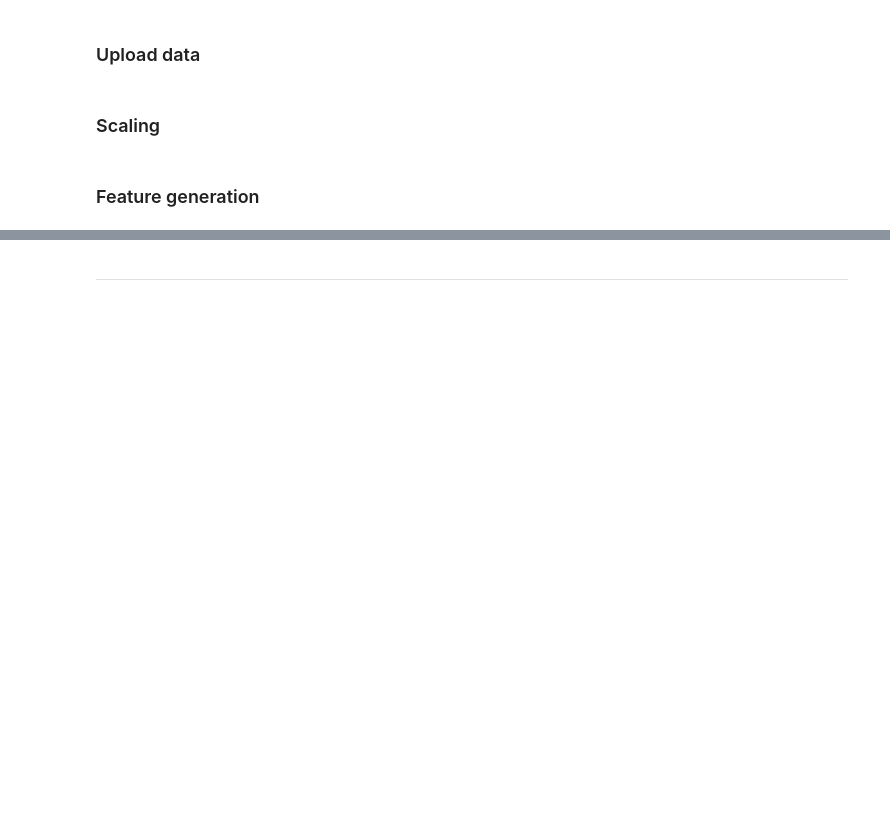
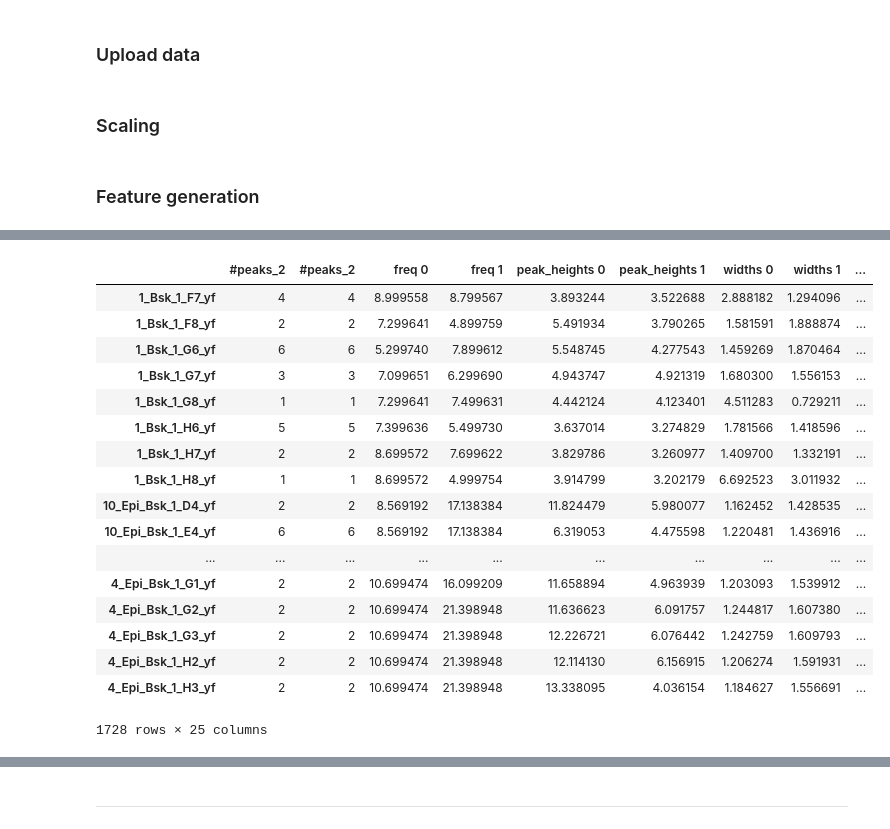
Before and after one commit to ecatherina/Sk_OSU_AFib_detection, a Jupyter notebook: Features generation LD dataset.ipynb, the cells around one changed output, grey strips where cells are left out. Drawn from its saved outputs; the diff is of its cells as text; code cells hidden in the pictures; blank space fills up the shorter version.

```diff
--- a/Features generation LD dataset.ipynb
+++ b/Features generation LD dataset.ipynb
@@ -140,7 +149,7 @@ def height_width_prominence(full_df, n, prop):
             n_max_prop = np.zeros((n))
             all_max_prop.append(n_max_prop)
 
-    all_max_prop = pd.DataFrame(all_max_prop, columns=[prop + ' ' + str(i) for i in range(n)])
+    all_max_prop = pd.DataFrame(all_max_prop, columns=[prop + ' ' + str(i) for i in range(n)],  index=full_df.iloc[:, ::2].columns)
     return all_max_prop
 
 
@@ -170,8 +179,8 @@ def freq_and_label(full_df, n):
             el_om_label = 0
             el_om_labels.append(el_om_label)
 
-    freq = pd.DataFrame(freq, columns=['freq ' + str(i) for i in range(n)])
-    el_om_labels = pd.DataFrame(el_om_labels, columns=['Label for OM and EL'])
+    freq = pd.DataFrame(freq, columns=['freq ' + str(i) for i in range(n)], index=full_df.iloc[:, ::2].columns)
+    el_om_labels = pd.DataFrame(el_om_labels, columns=['Label for OM and EL'],  index=full_df.iloc[:, ::2].columns)
     return freq, el_om_labels
 
 def second_harm(full_df, n):
@@ -210,7 +219,7 @@ def second_harm(full_df, n):
             index_forharm = 0
             freq.append(index_forharm)
 
-    freq = pd.DataFrame(freq, columns=['second_harmonics'])
+    freq = pd.DataFrame(freq, columns=['second_harmonics'],  index=full_df.iloc[:, ::2].columns)
 
     return freq
 
@@ -297,7 +306,7 @@ def create_feature_df(full_df, n, th1, th2, path, name, download=False):
     num_peak_1 = number_of_peaks(full_df=full_df, th=th1)
     num_peak_2 = number_of_peaks(full_df=full_df, th=th2)
     snr = SNR(df=full_df)
-    target = pd.DataFrame(full_df[full_df.columns[::2]].loc['target'].reset_index().drop('index',axis=1))
+    target = pd.DataFrame(full_df[full_df.columns[::2]].loc['target'])
 
     features = pd.concat([num_peak_1, num_peak_2, properties, snr, target], axis=1)
 
@@ -308,15 +317,15 @@ def create_feature_df(full_df, n, th1, th2, path, name, download=False):
         return(features)
 # %%
 def electode_optical_matrix(electrode_df, optical_df, path, name, download=False):
-    electrode_df.drop(['target'], axis=1, inplace=True)
-    electrode_df.drop(['Label for OM and EL'], axis=1, inplace=True)
+    electrode_df.drop(columns = ['target','Label for OM and EL'], inplace=True)
+    optical_df.index = electrode_df.index
     el_om_features = pd.concat([electrode_df, optical_df], axis=1)
     el_om_features = el_om_features[el_om_features['Label for OM and EL'] == 1]
     el_om_features.drop(['Label for OM and EL'], axis=1, inplace=True)
-    el_om_features = el_om_features.reset_index().drop('index',axis=1)
+#     el_om_features = el_om_features.reset_index().drop('index',axis=1)
 
     if download == True:
-        el_om_features.to_csv(path + name + '.csv', index=False)
+        el_om_features.to_csv(path + name + '.csv', index=True)
         return(el_om_features)
     else:
         return(el_om_features)
@@ -331,6 +340,34 @@ def electode_matrix(electrode_df, path, name, download=False):
         return(electrode_df)
     else:
         return(electrode_df)
+# %%
+electrode_df = create_feature_df(mem_spec, n=2, th1=2, th2=2, path=path,\
+                                         name='\Feature matrix EL peaks',  download=False)
+optical_df = create_feature_df(niom_spec, n=2, th1=2, th2=2, path=path,\
+                               name='\Feature matrix OM peaks',  download=False)
+# %%
+electode_optical_matrix(electrode_df, optical_df, path=path,
+                                                 name='\Feature matrix EL+OM peaks',
+                                                 download=False)
+# %% [output]
+|  | #peaks_2 | #peaks_2 | freq 0 | freq 1 | peak_heights 0 | peak_heights 1 | widths 0 | widths 1 | ... |
+| 1_Bsk_1_F7_yf | 4 | 4 | 8.999558 | 8.799567 | 3.893244 | 3.522688 | 2.888182 | 1.294096 | ... |
+| 1_Bsk_1_F8_yf | 2 | 2 | 7.299641 | 4.899759 | 5.491934 | 3.790265 | 1.581591 | 1.888874 | ... |
+| 1_Bsk_1_G6_yf | 6 | 6 | 5.299740 | 7.899612 | 5.548745 | 4.277543 | 1.459269 | 1.870464 | ... |
+| 1_Bsk_1_G7_yf | 3 | 3 | 7.099651 | 6.299690 | 4.943747 | 4.921319 | 1.680300 | 1.556153 | ... |
+| 1_Bsk_1_G8_yf | 1 | 1 | 7.299641 | 7.499631 | 4.442124 | 4.123401 | 4.511283 | 0.729211 | ... |
+| 1_Bsk_1_H6_yf | 5 | 5 | 7.399636 | 5.499730 | 3.637014 | 3.274829 | 1.781566 | 1.418596 | ... |
+| 1_Bsk_1_H7_yf | 2 | 2 | 8.699572 | 7.699622 | 3.829786 | 3.260977 | 1.409700 | 1.332191 | ... |
+| 1_Bsk_1_H8_yf | 1 | 1 | 8.699572 | 4.999754 | 3.914799 | 3.202179 | 6.692523 | 3.011932 | ... |
+| 10_Epi_Bsk_1_D4_yf | 2 | 2 | 8.569192 | 17.138384 | 11.824479 | 5.980077 | 1.162452 | 1.428535 | ... |
+| 10_Epi_Bsk_1_E4_yf | 6 | 6 | 8.569192 | 17.138384 | 6.319053 | 4.475598 | 1.220481 | 1.436916 | ... |
+| ... | ... | ... | ... | ... | ... | ... | ... | ... | ... |
+| 4_Epi_Bsk_1_G1_yf | 2 | 2 | 10.699474 | 16.099209 | 11.658894 | 4.963939 | 1.203093 | 1.539912 | ... |
+| 4_Epi_Bsk_1_G2_yf | 2 | 2 | 10.699474 | 21.398948 | 11.636623 | 6.091757 | 1.244817 | 1.607380 | ... |
+| 4_Epi_Bsk_1_G3_yf | 2 | 2 | 10.699474 | 21.398948 | 12.226721 | 6.076442 | 1.242759 | 1.609793 | ... |
+| 4_Epi_Bsk_1_H2_yf | 2 | 2 | 10.699474 | 21.398948 | 12.114130 | 6.156915 | 1.206274 | 1.591931 | ... |
+| 4_Epi_Bsk_1_H3_yf | 2 | 2 | 10.699474 | 21.398948 | 13.338095 | 4.036154 | 1.184627 | 1.556691 | ... |
+1728 rows × 25 columns
 # %%
 def download_feature_matrices(path, th1, th2, dn_type):
 
```
Also changed, not shown: parts of 5 cells of this notebook.
